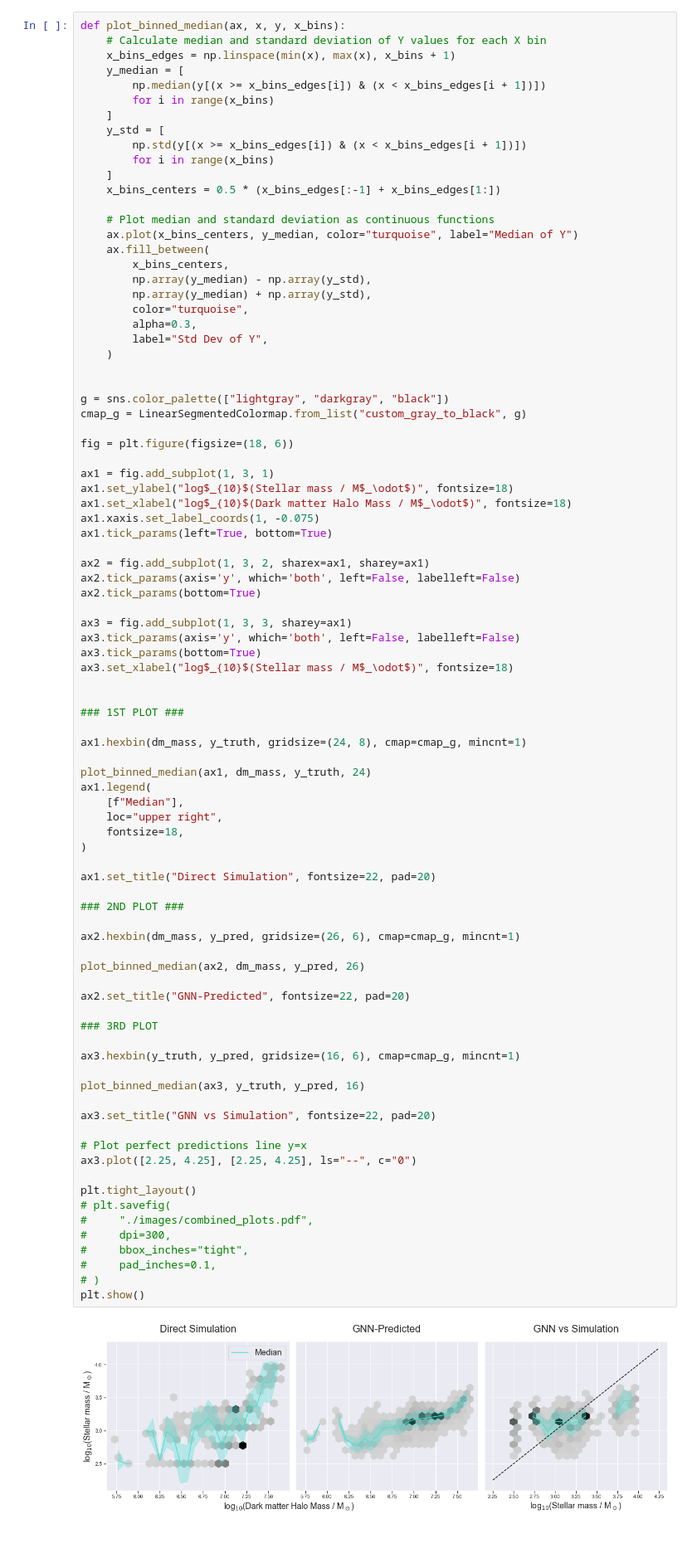
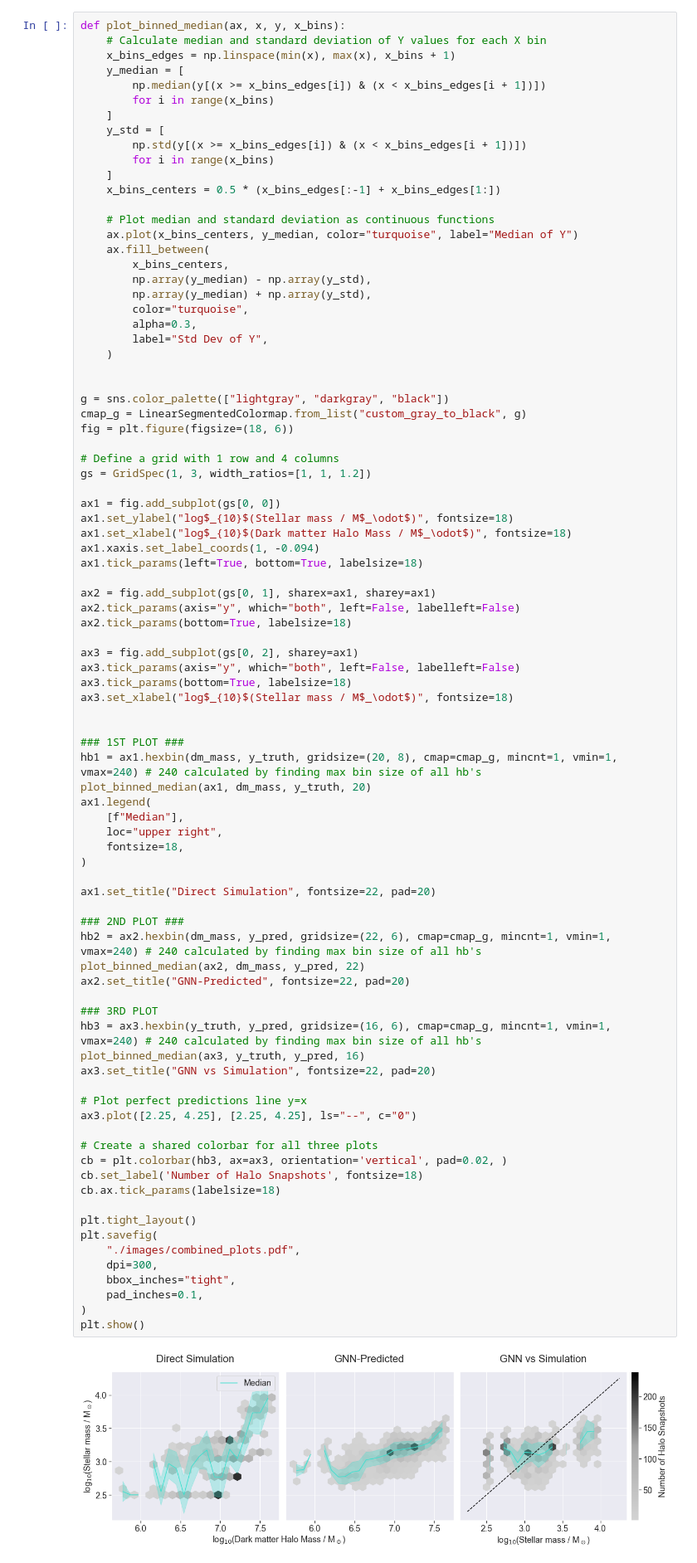
Before and after one commit to vhorvath2010/baryonic-from-dmmt, a Jupyter notebook: visualize_training.ipynb, the cells around one changed output. Shown at 83% size. Saved outputs shown, nothing was run; the diff lists cells and outputs as text; blank space fills up the shorter version.

```diff
--- a/visualize_training.ipynb
+++ b/visualize_training.ipynb
@@ -247,64 +249,63 @@ def plot_binned_median(ax, x, y, x_bins):
 
 g = sns.color_palette(["lightgray", "darkgray", "black"])
 cmap_g = LinearSegmentedColormap.from_list("custom_gray_to_black", g)
-
 fig = plt.figure(figsize=(18, 6))
 
-ax1 = fig.add_subplot(1, 3, 1)
+# Define a grid with 1 row and 4 columns
+gs = GridSpec(1, 3, width_ratios=[1, 1, 1.2])
+
+ax1 = fig.add_subplot(gs[0, 0])
 ax1.set_ylabel("log$_{10}$(Stellar mass / M$_\odot$)", fontsize=18)
 ax1.set_xlabel("log$_{10}$(Dark matter Halo Mass / M$_\odot$)", fontsize=18)
-ax1.xaxis.set_label_coords(1, -0.075)
-ax1.tick_params(left=True, bottom=True)
+ax1.xaxis.set_label_coords(1, -0.094)
+ax1.tick_params(left=True, bottom=True, labelsize=18)
 
-ax2 = fig.add_subplot(1, 3, 2, sharex=ax1, sharey=ax1)
-ax2.tick_params(axis='y', which='both', left=False, labelleft=False)
-ax2.tick_params(bottom=True)
+ax2 = fig.add_subplot(gs[0, 1], sharex=ax1, sharey=ax1)
+ax2.tick_params(axis="y", which="both", left=False, labelleft=False)
+ax2.tick_params(bottom=True, labelsize=18)
 
-ax3 = fig.add_subplot(1, 3, 3, sharey=ax1)
-ax3.tick_params(axis='y', which='both', left=False, labelleft=False)
-ax3.tick_params(bottom=True)
+ax3 = fig.add_subplot(gs[0, 2], sharey=ax1)
+ax3.tick_params(axis="y", which="both", left=False, labelleft=False)
+ax3.tick_params(bottom=True, labelsize=18)
 ax3.set_xlabel("log$_{10}$(Stellar mass / M$_\odot$)", fontsize=18)
 
 
 ### 1ST PLOT ###
-
-ax1.hexbin(dm_mass, y_truth, gridsize=(24, 8), cmap=cmap_g, mincnt=1)
-
-plot_binned_median(ax1, dm_mass, y_truth, 24)
+hb1 = ax1.hexbin(dm_mass, y_truth, gridsize=(20, 8), cmap=cmap_g, mincnt=1, vmin=1, vmax=240) # 240 calculated by finding max bin size of all hb's
+plot_binned_median(ax1, dm_mass, y_truth, 20)
 ax1.legend(
     [f"Median"],
     loc="upper right",
     fontsize=18,
 )
 
 ax1.set_title("Direct Simulation", fontsize=22, pad=20)
 
 ### 2ND PLOT ###
-
-ax2.hexbin(dm_mass, y_pred, gridsize=(26, 6), cmap=cmap_g, mincnt=1)
-
-plot_binned_median(ax2, dm_mass, y_pred, 26)
-
+hb2 = ax2.hexbin(dm_mass, y_pred, gridsize=(22, 6), cmap=cmap_g, mincnt=1, vmin=1, vmax=240) # 240 calculated by finding max bin size of all hb's
+plot_binned_median(ax2, dm_mass, y_pred, 22)
 ax2.set_title("GNN-Predicted", fontsize=22, pad=20)
 
 ### 3RD PLOT
-
-ax3.hexbin(y_truth, y_pred, gridsize=(16, 6), cmap=cmap_g, mincnt=1)
-
+hb3 = ax3.hexbin(y_truth, y_pred, gridsize=(16, 6), cmap=cmap_g, mincnt=1, vmin=1, vmax=240) # 240 calculated by finding max bin size of all hb's
 plot_binned_median(ax3, y_truth, y_pred, 16)
-
 ax3.set_title("GNN vs Simulation", fontsize=22, pad=20)
 
 # Plot perfect predictions line y=x
 ax3.plot([2.25, 4.25], [2.25, 4.25], ls="--", c="0")
 
+# Create a shared colorbar for all three plots
+cb = plt.colorbar(hb3, ax=ax3, orientation='vertical', pad=0.02, )
+cb.set_label('Number of Halo Snapshots', fontsize=18)
+cb.ax.tick_params(labelsize=18)
+
 plt.tight_layout()
-# plt.savefig(
-#     "./images/combined_plots.pdf",
-#     dpi=300,
-#     bbox_inches="tight",
-#     pad_inches=0.1,
-# )
+plt.savefig(
+    "./images/combined_plots.pdf",
+    dpi=300,
+    bbox_inches="tight",
+    pad_inches=0.1,
+)
 plt.show()
 # %% [output]
-[figure, old version]
+[figure, new version]
```
Also changed, not shown: parts of 2 cells of this notebook, 1 other file.
